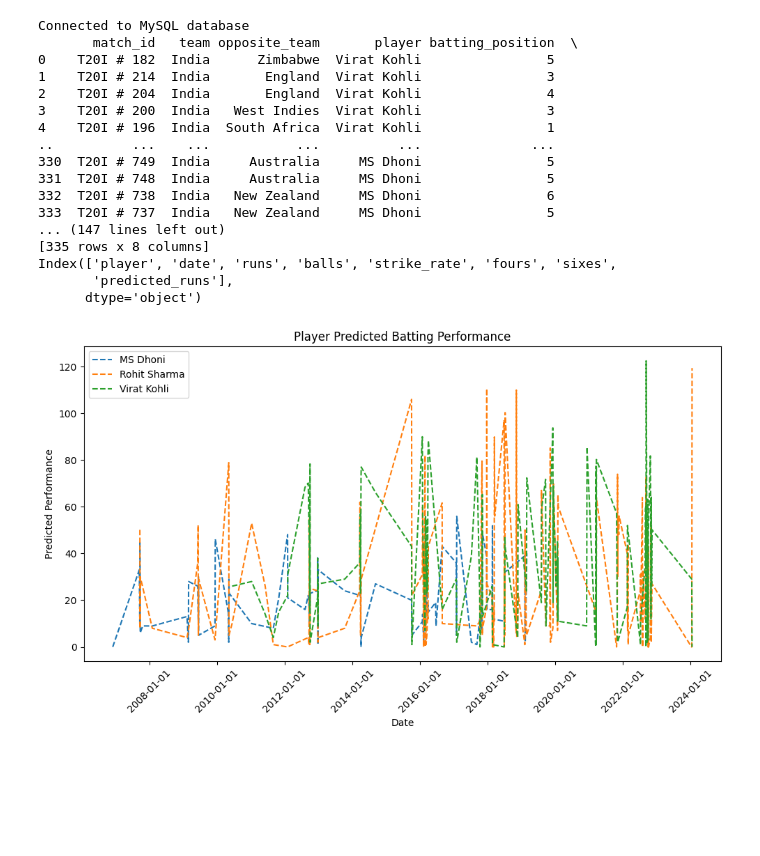
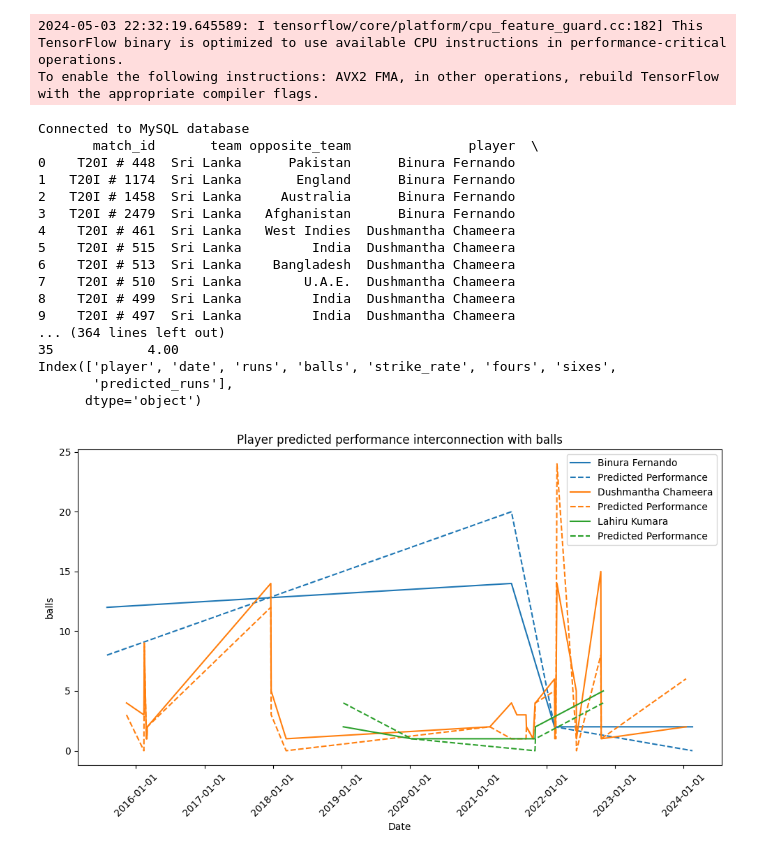
Before and after one commit to mawanana/rsu-54-20275335, a Jupyter notebook: data_analyst/batting_players_perdictions.ipynb, the cells around one changed output. Drawn from its saved outputs; the diff is of its cells as text; code cells hidden in the pictures; blank space fills up the shorter version.

Commit message:
main-team-analyst: add tem analysis

```diff
--- a/data_analyst/batting_players_perdictions.ipynb
+++ b/data_analyst/batting_players_perdictions.ipynb
@@ -263,9 +263,9 @@ def predict_batting_performance(selected_players_data):
 if __name__ == "__main__":
     # team = 'All'
     # players = 'All'
-    team = 'India'
-    players = ['Virat Kohli', 'Rohit Sharma', 'MS Dhoni']
-    # players = ['Binura Fernando', 'Dushmantha Chameera', 'Lahiru Kumara', 'Chamika Karunaratne', 'Nuwan Thushara', 'Dasun Shanaka']
+    team = 'Sri Lanka'
+    # players = ['Virat Kohli', 'Rohit Sharma', 'MS Dhoni']
+    players = ['Binura Fernando', 'Dushmantha Chameera', 'Lahiru Kumara']
     filter_fields = 'balls'
     # filter_fields = [balls', 'strike_rate', 'fours', 'sixes']
 
@@ -276,48 +276,50 @@ if __name__ == "__main__":
     player_data_processed = transform_data(df)
     print(player_data_processed)
     print(player_data_processed.dtypes)
     print(player_data_processed.columns)
 
     ranked_players = predict_batting_performance(player_data_processed)
     print("Ranked Players based on Predicted Performance:")
     print(ranked_players)
 
     # -----data grape------------
     # Create a DataFrame with the specified fields
     plot_data = {
         'player': player_data_processed['player'],
         'date': player_data_processed['date'],
         'runs': player_data_processed['runs'],
         'balls': player_data_processed['balls'],
         'strike_rate': player_data_processed['strike_rate'],
         'fours': player_data_processed['fours'],
         'sixes': player_data_processed['sixes'],
         'predicted_runs': ranked_players['predicted_runs']  # Assuming predictions contain the predicted performance for each player
     }
 
     plot_data_df = pd.DataFrame(plot_data)
     print("@@@@@@@@@@@@@@@@@")
     print(plot_data_df)
     print(plot_data_df.columns)
     plot_performance(plot_data_df, filter_fields)
 
     # plot_performance_chart_only(plot_data_df)
 # %% [output]
-Connected to MySQL database
-       match_id   team opposite_team       player batting_position  \
-0    T20I # 182  India      Zimbabwe  Virat Kohli                5
-1    T20I # 214  India       England  Virat Kohli                3
-2    T20I # 204  India       England  Virat Kohli                4
-3    T20I # 200  India   West Indies  Virat Kohli                3
-4    T20I # 196  India  South Africa  Virat Kohli                1
-..          ...    ...           ...          ...              ...
-330  T20I # 749  India     Australia     MS Dhoni                5
-331  T20I # 748  India     Australia     MS Dhoni                5
-332  T20I # 738  India   New Zealand     MS Dhoni                6
-333  T20I # 737  India   New Zealand     MS Dhoni                5
-... (147 lines left out)
-[335 rows x 8 columns]
-Index(['player', 'date', 'runs', 'balls', 'strike_rate', 'fours', 'sixes',
-       'predicted_runs'],
-      dtype='object')
+2024-05-03 22:32:19.645589: I tensorflow/core/platform/cpu_feature_guard.cc:182] This TensorFlow binary is optimized to use available CPU instructions in performance-critical operations.
+To enable the following instructions: AVX2 FMA, in other operations, rebuild TensorFlow with the appropriate compiler flags.
+Connected to MySQL database
+       match_id       team opposite_team               player  \
+0    T20I # 448  Sri Lanka      Pakistan      Binura Fernando
+1   T20I # 1174  Sri Lanka       England      Binura Fernando
+2   T20I # 1458  Sri Lanka     Australia      Binura Fernando
+3   T20I # 2479  Sri Lanka   Afghanistan      Binura Fernando
+4    T20I # 461  Sri Lanka   West Indies  Dushmantha Chameera
+5    T20I # 515  Sri Lanka         India  Dushmantha Chameera
+6    T20I # 513  Sri Lanka    Bangladesh  Dushmantha Chameera
+7    T20I # 510  Sri Lanka        U.A.E.  Dushmantha Chameera
+8    T20I # 499  Sri Lanka         India  Dushmantha Chameera
+9    T20I # 497  Sri Lanka         India  Dushmantha Chameera
+... (364 lines left out)
+35            4.00
+Index(['player', 'date', 'runs', 'balls', 'strike_rate', 'fours', 'sixes',
+       'predicted_runs'],
+      dtype='object')
-[figure, old version]
+[figure, new version]
```
Also changed, not shown: 12 other files.
